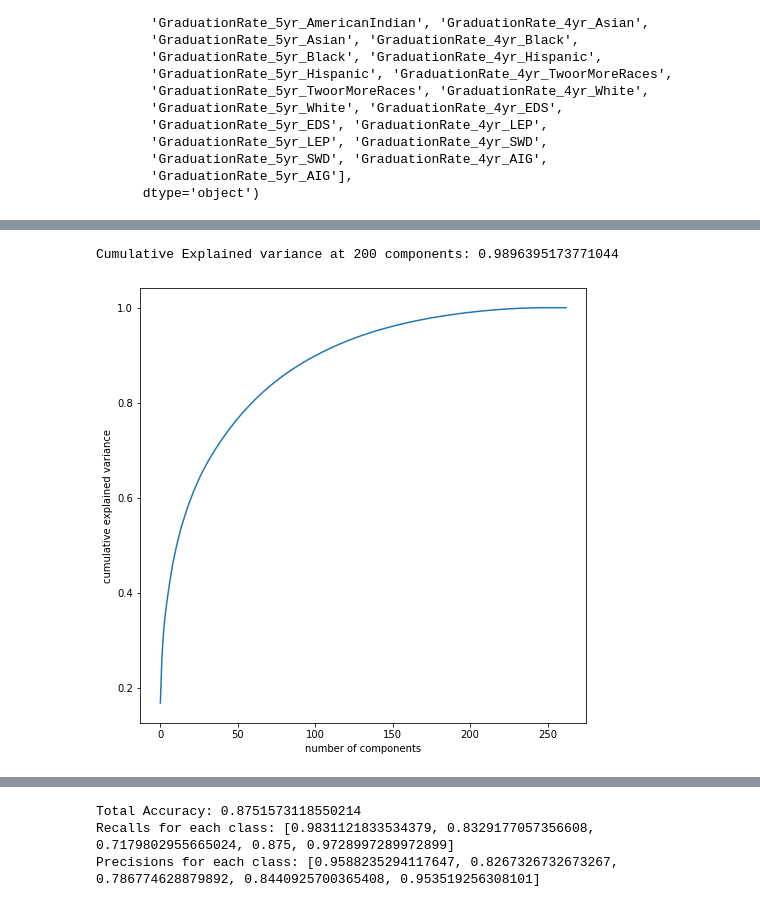
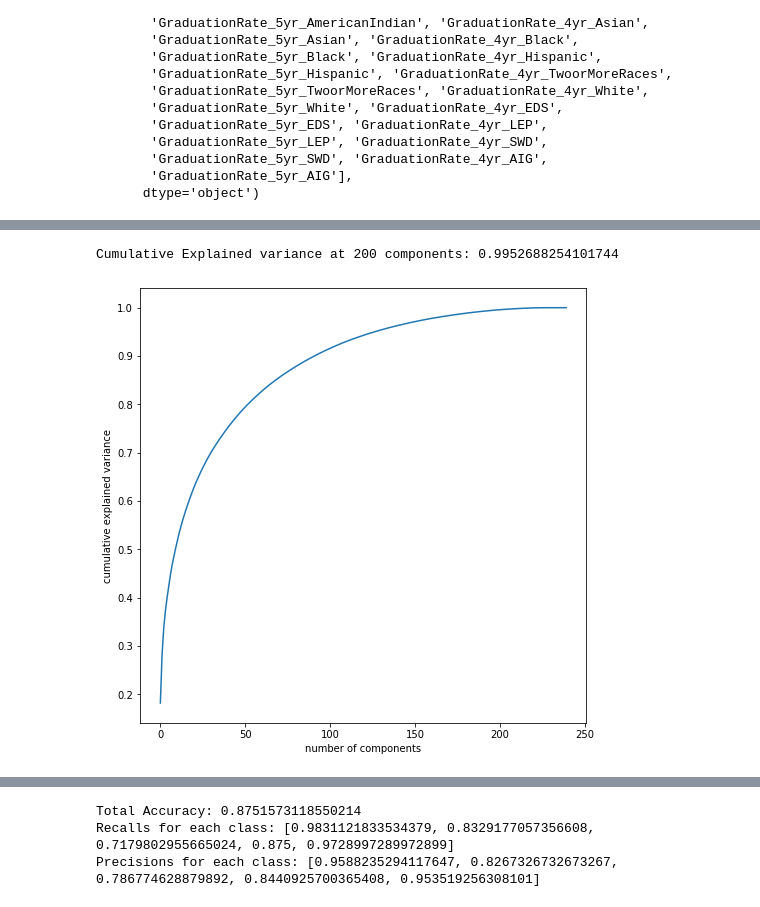
Before and after one commit to fredpoon/ds_7331_jyrf_eda, a Jupyter notebook: grp4_lab2_jyrf.ipynb, the cells around one changed output, grey strips where cells are left out. Cells and saved outputs as stored; diff of their text form; code cells hidden in the pictures.

Commit message:
Yang data prep done

```diff
--- a/grp4_lab2_jyrf.ipynb
+++ b/grp4_lab2_jyrf.ipynb
@@ -566,0 +667,30 @@ X_predGradRate.shape[1]
+# %%
+LightWeight_Cols = X_predGradRate[[
+'EOCBiology_CACR_AmericanIndian',
+'EOCEnglish2_CACR_AmericanIndian',
+'EVAAS Growth Status_NotMet',
+'ACTWorkKeys_SilverPlus_Asian',
+'grade_range_cd_9-13',
+'calendar_type_txt_Regular School, Year-Round Calendar',
+'ACTMath_ACTBenchmark_AmericanIndian',
+'ACTScience_ACTBenchmark_LEP',
+'Not Demostrated_TCHR_Standard 1_Pct',
+'ACTWriting_ACTBenchmark_AmericanIndian',
+'ACTReading_ACTBenchmark_LEP',
+'Not Demostrated_TCHR_Standard 4_Pct',
+'ACTMath_ACTBenchmark_LEP',
+'grade_range_cd_7-12',
+'grade_range_cd_K-12',
+'grade_range_cd_7-13',
+'grade_range_cd_8-12',
+'grade_range_cd_PK-12',
+'grade_range_cd_9-9',
+'grade_range_cd_6-13',
+'grade_range_cd_11-12',
+'grade_range_cd_9-11',
+'ACTWorkKeys_SilverPlus_LEP',
+]]
+#radRateCols = schoolData.columns[schoolData.columns.str.lower().str.contains('graduation')]
+#   X_predGradRate = schoolData.drop(GradRateCols, axis=1)
+# %%
+X_predGradRate_pick = X_predGradRate.drop(LightWeight_Cols, axis=1)
@@ -567,10 +716,10 @@ X_predGradRate.shape[1]
 # %%
-X_predGradRate_scal = ss.fit_transform(X_predGradRate)
+X_predGradRate_scal = ss.fit_transform(X_predGradRate_pick)
 
 plot_pca(X_predGradRate_scal)
 # %% [output]
-Cumulative Explained variance at 200 components: 0.9896395173771044
+Cumulative Explained variance at 200 components: 0.9952688254101744
-[figure, old version]
+[figure, new version]
 # %%
 # Convert X_sm to 200 principal components
 pca = PCA(n_components=200)
```
Also changed, not shown: parts of 54 cells of this notebook.
